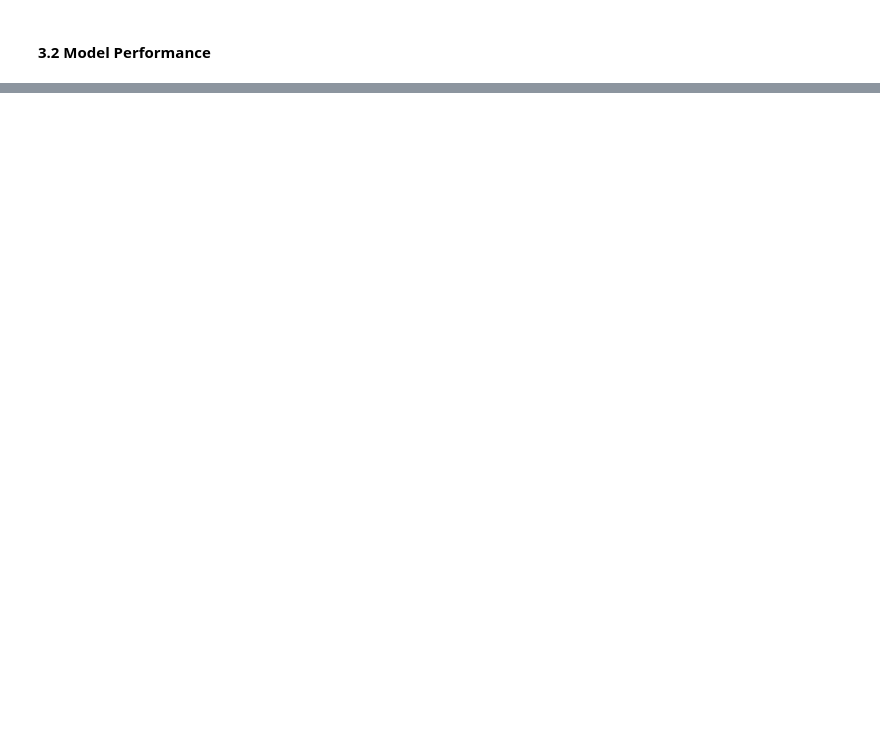
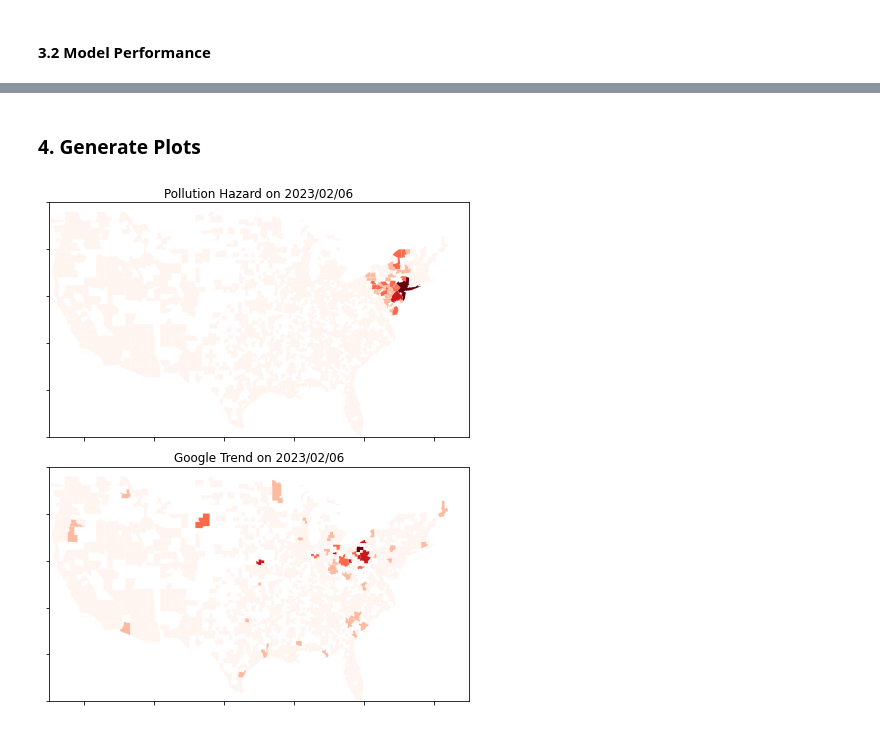
Before and after one commit to allmemes/study-of-media-and-diaster, a Jupyter notebook: code/Analysis.ipynb, the cells around one changed output, grey strips where cells are left out. Cells and saved outputs as stored; diff of their text form; code cells hidden in the pictures; blank space fills up the shorter version.

```diff
--- a/code/Analysis.ipynb
+++ b/code/Analysis.ipynb
@@ -182,0 +215,18 @@ mean_squared_error(y, y_pred)
+# %% [markdown]
+### 4. Generate Plots
+# %%
+fig, axes = plt.subplots(2, 1, figsize=(15, 7.5))
+gdf = df_daily[df_daily["Date"]=="20230206"]
+columns = ["Pollution", "Max Pollution", "Search", "Tweets"]
+columns = ["Pollution Hazard", "Search Trend"]
+plot(gdf.rename(columns={"Pollution": "Pollution Hazard", "Search": "Search Trend"}), axes, columns)
+axes[0].set_title("Pollution Hazard on 2023/02/06")
+axes[0].set_xticklabels([])
+axes[0].set_yticklabels([])
+axes[1].set_title("Google Trend on 2023/02/06")
+axes[1].set_xticklabels([])
+axes[1].set_yticklabels([])
+fig.tight_layout()
+plt.show()
+# %% [output]
+[figure, added]
```
Also changed, not shown: parts of 9 cells of this notebook, 13 other files.
